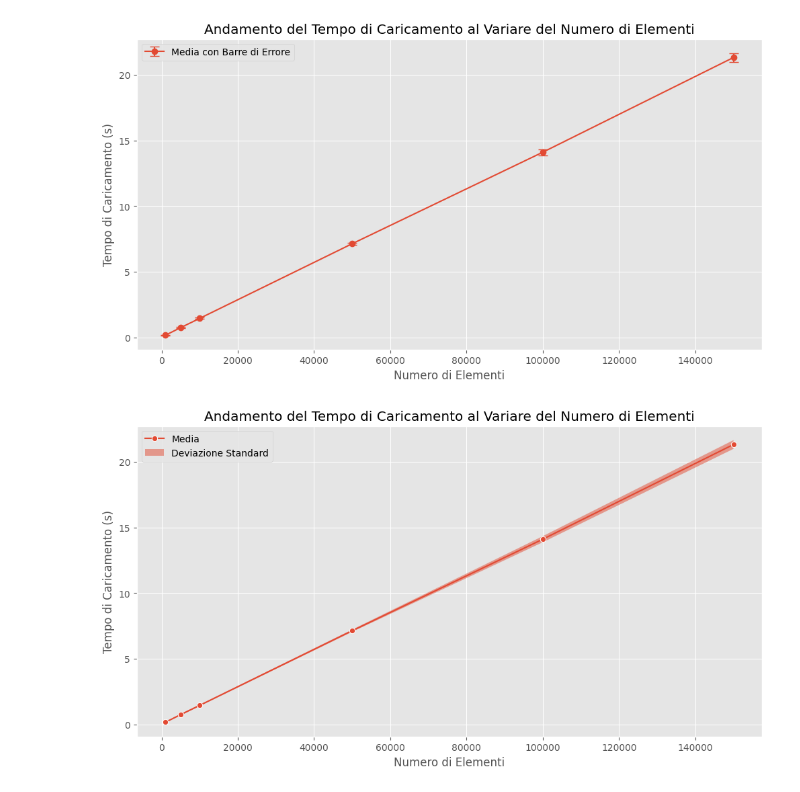
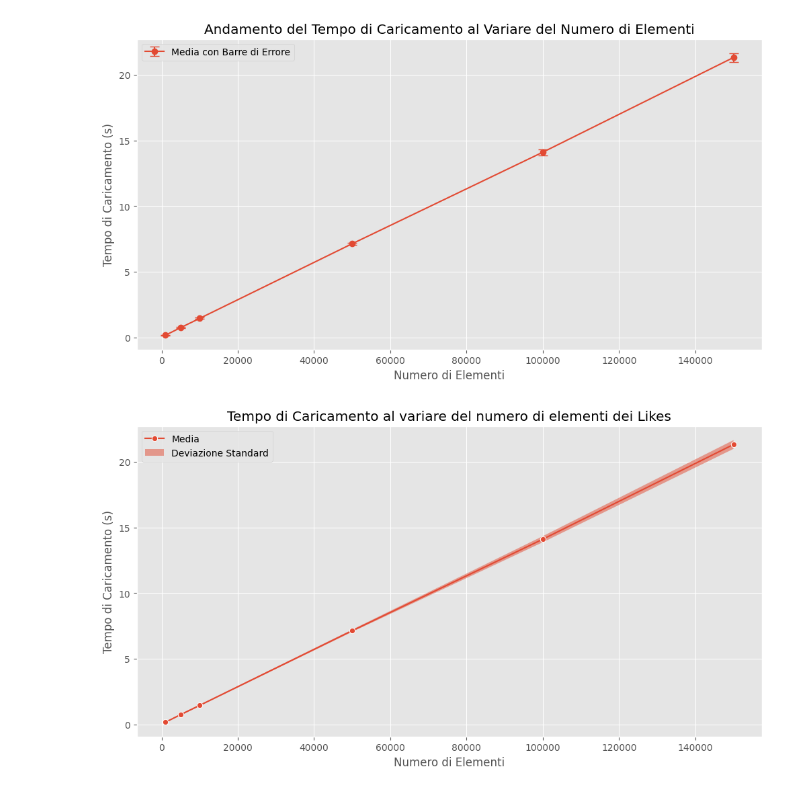
Before and after one commit to TommasoFerrario18/GraphDB, a Jupyter notebook: code/visualization.ipynb, the cells around one changed output. Drawn from its saved outputs; the diff is of its cells as text; code cells hidden in the pictures.

```diff
--- a/code/visualization.ipynb
+++ b/code/visualization.ipynb
@@ -231,16 +231,16 @@ plt.show()
 # %%
 plt.figure(figsize=(12, 6))
 sns.lineplot(x='qty', y='mean', data=summary_edges_dist, marker='o', label='Media')
 plt.fill_between(summary_edges_dist['qty'],
                  summary_edges_dist['mean'] - summary_edges_dist['std'],
                  summary_edges_dist['mean'] + summary_edges_dist['std'],
                  alpha=0.5, label='Deviazione Standard')
 
 # Personalizza il grafico
-plt.title('Andamento del Tempo di Caricamento al Variare del Numero di Elementi')
+plt.title('Tempo di Caricamento al variare del numero di elementi dei Likes')
 plt.xlabel('Numero di Elementi')
 plt.ylabel('Tempo di Caricamento (s)')
 plt.legend()
 plt.show()
 # %% [output]
-[figure, old version]
+[figure, new version]
```
Also changed, not shown: parts of 3 cells of this notebook, 2 other files.
